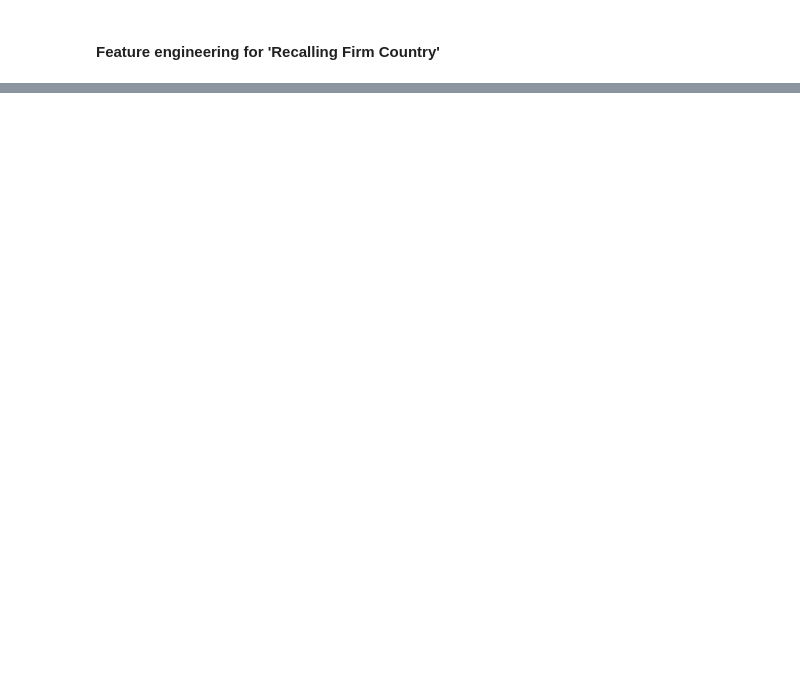
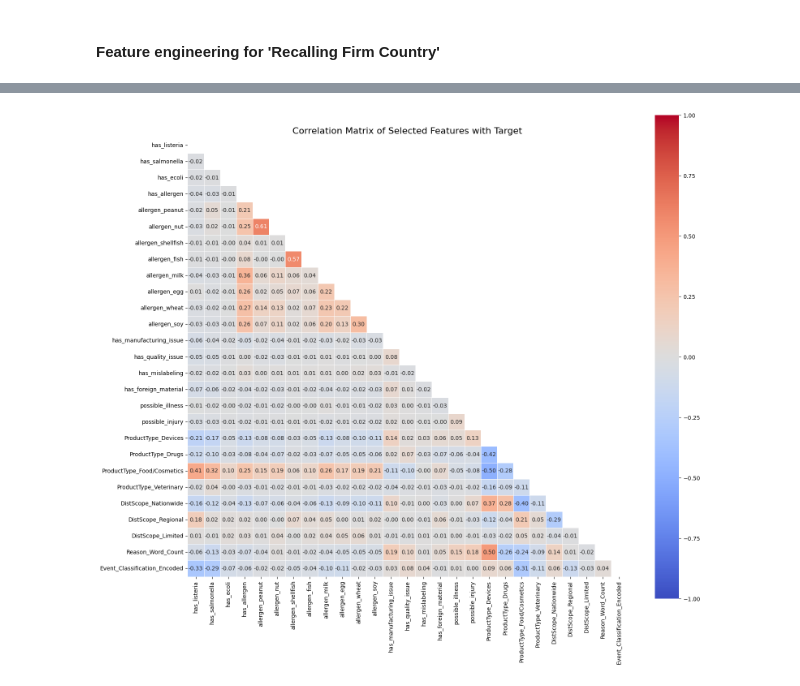
Before and after one commit to PareesaK/Improving-Recall-Effectiveness, a Jupyter notebook: code_library/Data Preparation.ipynb, the cells around one changed output, grey strips where cells are left out. Cells and saved outputs as stored; diff of their text form; code cells hidden in the pictures; blank space fills up the shorter version.

```diff
--- a/code_library/Data Preparation.ipynb
+++ b/code_library/Data Preparation.ipynb
@@ -482,0 +572,35 @@ test_hybrid.to_csv('../data/test_hybrid.csv', index=False)
+# %%
+# Encode the target variable
+from sklearn.preprocessing import LabelEncoder
+le = LabelEncoder()
+corr_baseline['Event_Classification_Encoded'] = le.fit_transform(corr_baseline['Event Classification'])
+# %%
+# Select features
+selected_features = [
+    # Pathogen indicators
+    'has_listeria', 'has_salmonella', 'has_ecoli',
+
+    # Allergen indicators
+    'has_allergen', 'allergen_peanut', 'allergen_nut', 'allergen_shellfish',
+    'allergen_fish', 'allergen_milk', 'allergen_egg', 'allergen_wheat', 'allergen_soy',
+
+    # Manufacturing issues
+    'has_manufacturing_issue', 'has_quality_issue', 'has_mislabeling',
+    'has_foreign_material',
+
+    # Risk indicators
+    'possible_illness', 'possible_injury',
+
+    # Product types
+    'ProductType_Devices', 'ProductType_Drugs', 'ProductType_Food/Cosmetics', 'ProductType_Veterinary',
+
+    # Distribution scope
+    'DistScope_Nationwide', 'DistScope_Regional', 'DistScope_Limited',
+
+    # Recall word count
+    'Reason_Word_Count'
+]
+# %%
+# Create correlation matrix
+features_with_target = selected_features + ['Event_Classification_Encoded']
+corr_matrix = corr_baseline[features_with_target].corr()
@@ -482,0 +610,12 @@ test_hybrid.to_csv('../data/test_hybrid.csv', index=False)
+# %%
+# Plot correlation matrix
+plt.figure(figsize=(16, 14))
+mask = np.triu(np.ones_like(corr_matrix, dtype=bool))
+sns.heatmap(corr_matrix, mask=mask, cmap='coolwarm', vmin=-1, vmax=1,
+           center=0, annot=True, fmt='.2f', square=True, linewidths=.5)
+plt.title('Correlation Matrix of Selected Features with Target', fontsize=16)
+plt.tight_layout()
+plt.savefig('../image_folder/feature_correlation_matrix.png', dpi=300)
+plt.show()
+# %% [output]
+[figure, added]
```
Also changed, not shown: parts of 110 cells of this notebook.
